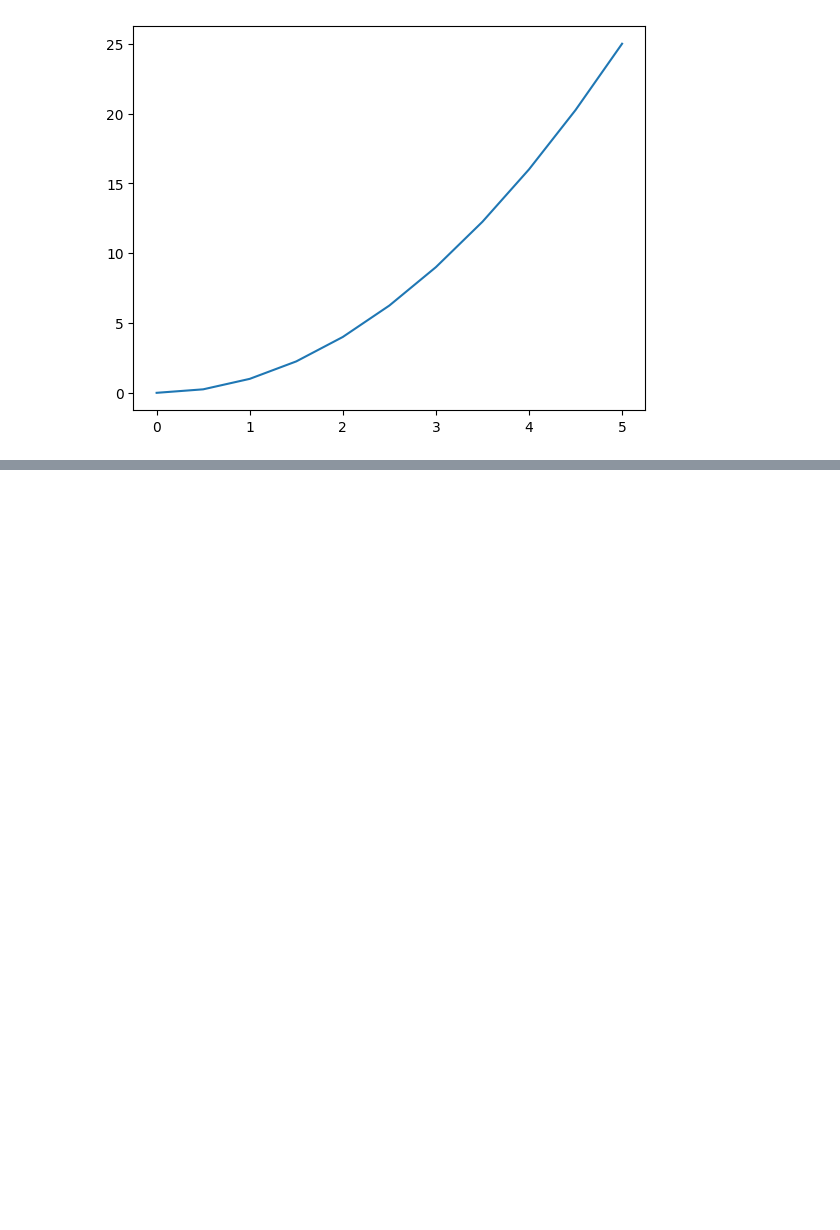
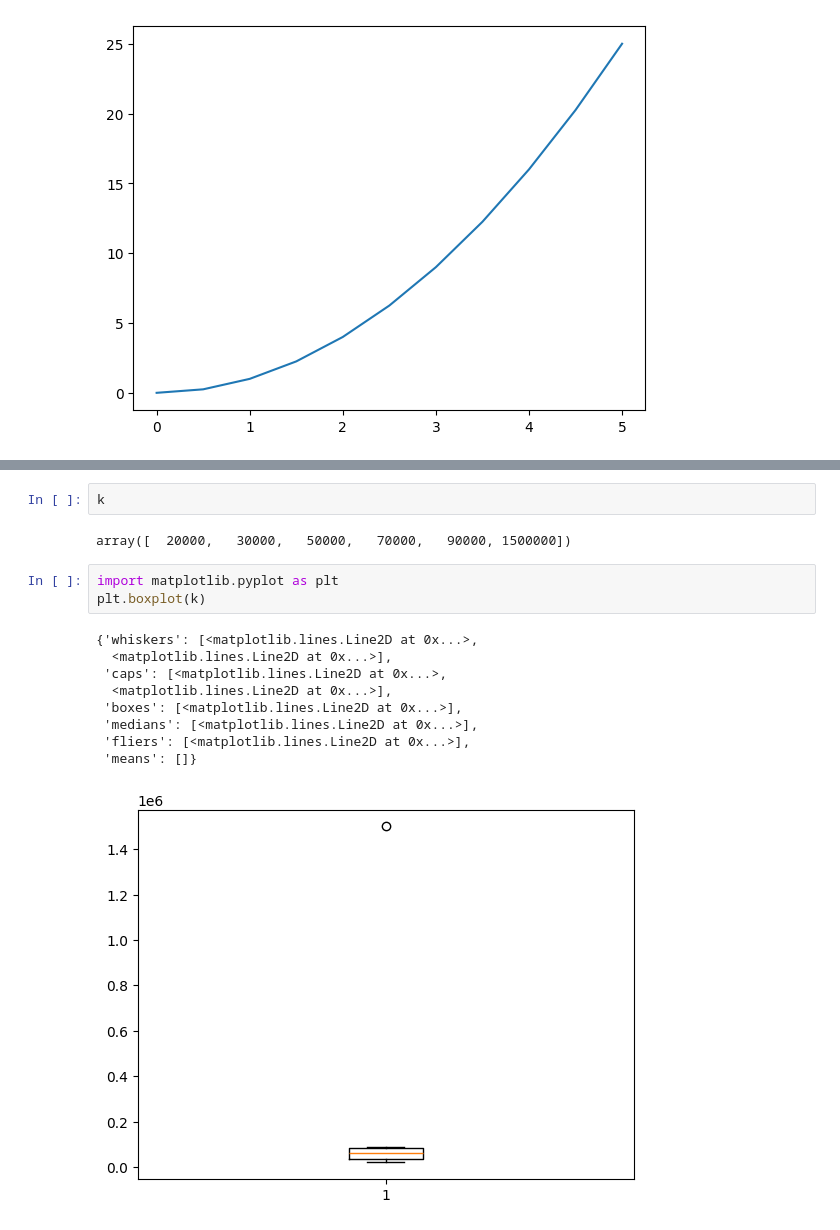
Before and after one commit to uvesh-qureshi/Data_Analysis_, a Jupyter notebook: Matplotlib/matplotlib_practice.ipynb, the cells around one changed output, grey strips where cells are left out. Cells and saved outputs as stored; diff of their text form; blank space fills up the shorter version.

```diff
--- a/Matplotlib/matplotlib_practice.ipynb
+++ b/Matplotlib/matplotlib_practice.ipynb
@@ -90,0 +131,17 @@ ax.plot(x,y)
+# %%
+k
+# %% [output]
+array([  20000,   30000,   50000,   70000,   90000, 1500000])
+# %%
+import matplotlib.pyplot as plt
+plt.boxplot(k)
+# %% [output]
+{'whiskers': [<matplotlib.lines.Line2D at 0x...>,
+  <matplotlib.lines.Line2D at 0x...>],
+ 'caps': [<matplotlib.lines.Line2D at 0x...>,
+  <matplotlib.lines.Line2D at 0x...>],
+ 'boxes': [<matplotlib.lines.Line2D at 0x...>],
+ 'medians': [<matplotlib.lines.Line2D at 0x...>],
+ 'fliers': [<matplotlib.lines.Line2D at 0x...>],
+ 'means': []}
+[figure, added]
```
Also changed, not shown: parts of 78 cells of this notebook, 3 other files.
